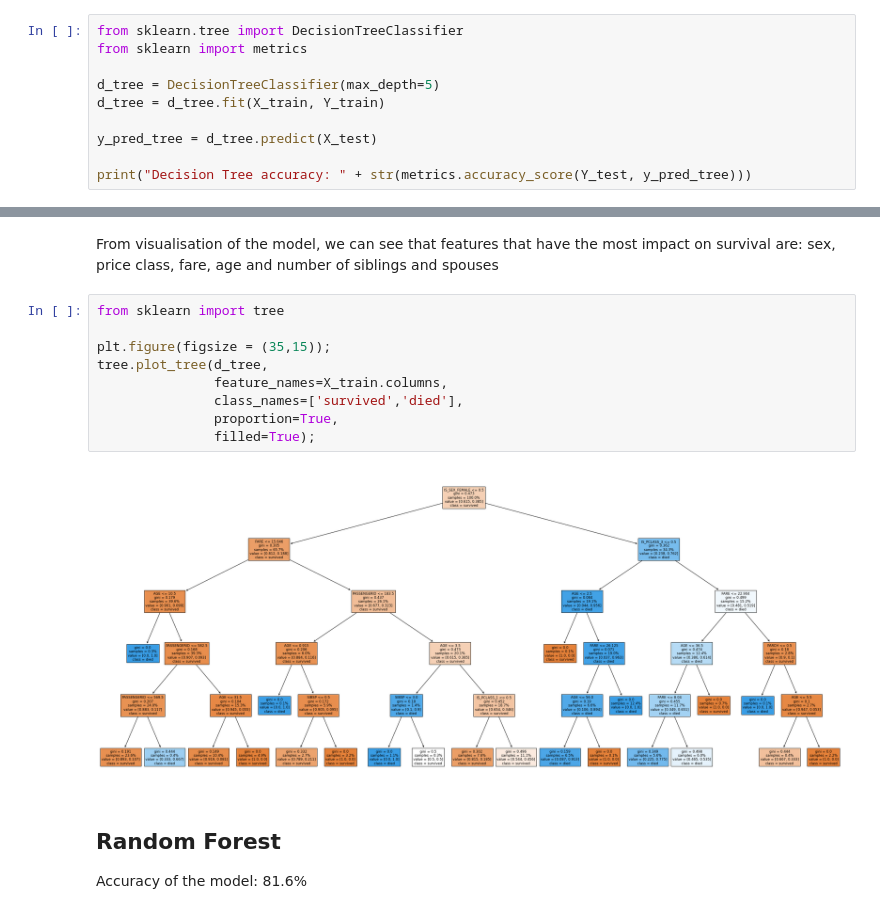
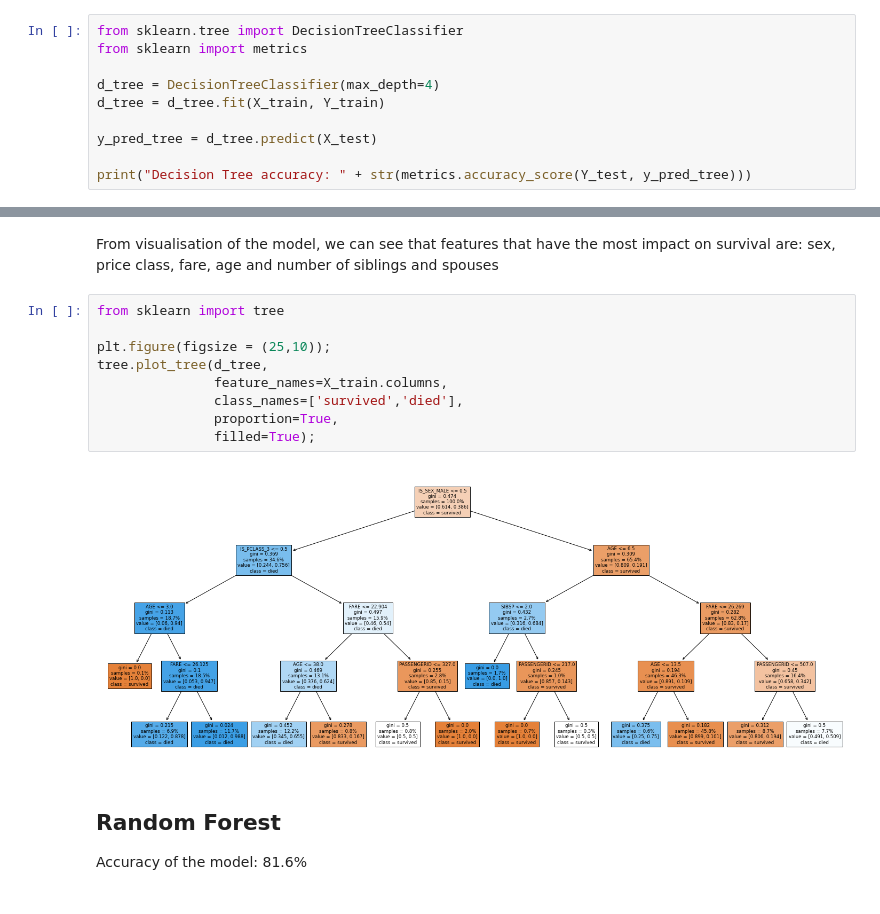
Before and after one commit to WaznyKamo/Titanic-data-analysis-and-prediction, a Jupyter notebook: Titanic_data_analysis.ipynb, the cells around one changed output, grey strips where cells are left out. Saved outputs shown, nothing was run; the diff lists cells and outputs as text.

```diff
--- a/Titanic_data_analysis.ipynb
+++ b/Titanic_data_analysis.ipynb
@@ -260,7 +264,7 @@ Accuracy of the model: 81,6%
 from sklearn.tree import DecisionTreeClassifier
 from sklearn import metrics
 
-d_tree = DecisionTreeClassifier(max_depth=5)
+d_tree = DecisionTreeClassifier(max_depth=4)
 d_tree = d_tree.fit(X_train, Y_train)
 
 y_pred_tree = d_tree.predict(X_test)
@@ -273,14 +277,14 @@ From visualisation of the model, we can see that features that have the most imp
 # %%
 from sklearn import tree
 
-plt.figure(figsize = (35,15));
+plt.figure(figsize = (25,10));
 tree.plot_tree(d_tree,
                feature_names=X_train.columns,
                class_names=['survived','died'],
                proportion=True,
                filled=True);
 # %% [output]
-[figure, old version]
+[figure, new version]
 # %% [markdown]
 ## Random Forest
 
```
Also changed, not shown: parts of 12 cells of this notebook.
